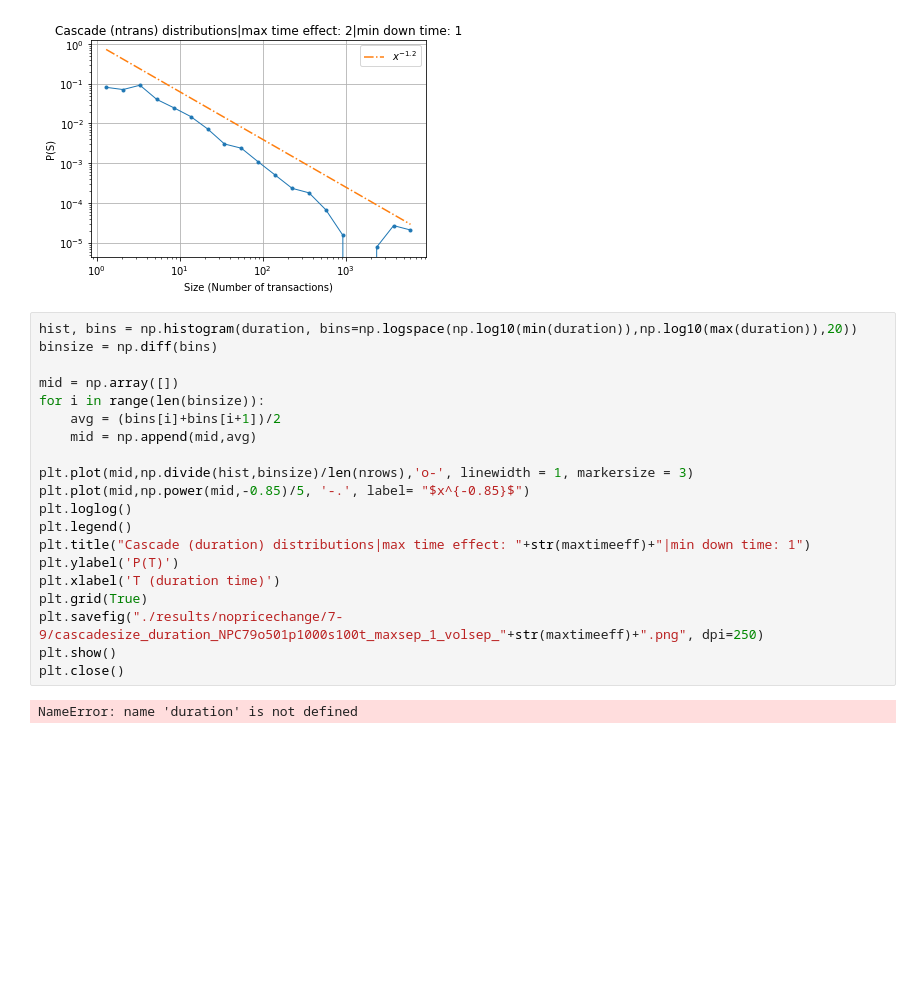
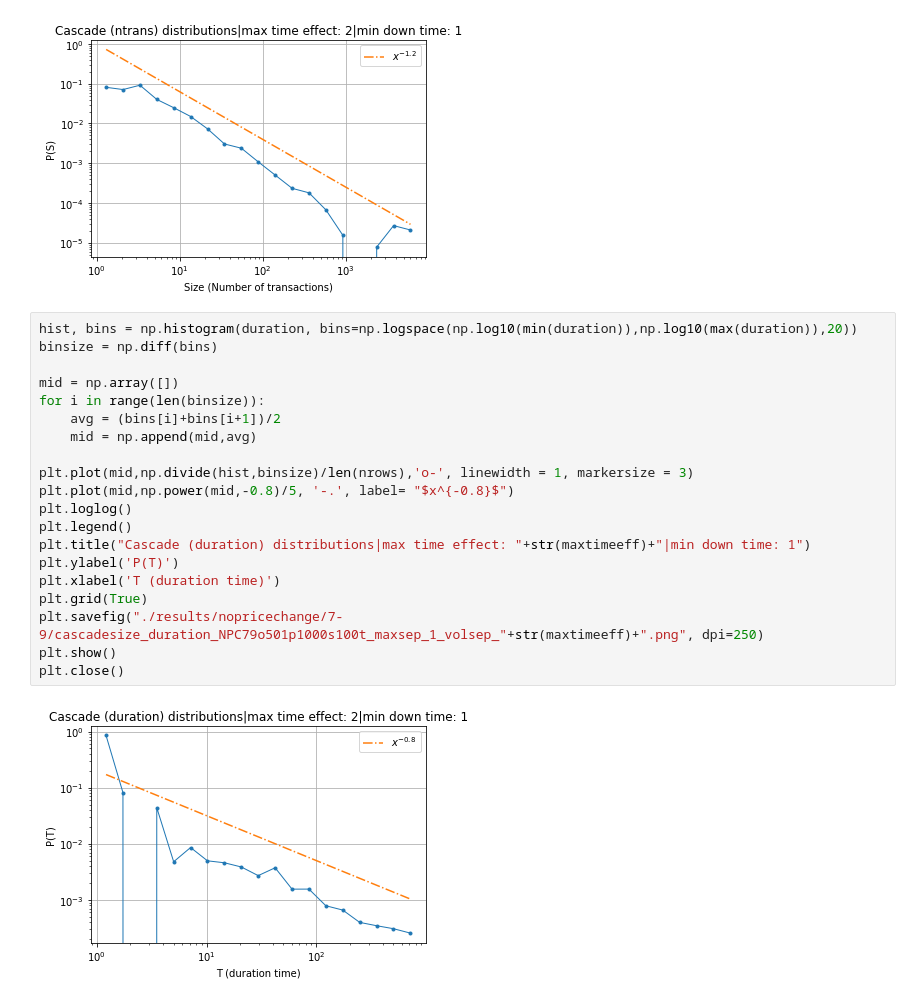
Before and after one commit to braedyn-au/StockMarketCascades, a Jupyter notebook: draft 7.7 cascades NO PRICE CHANGE MAXTIMEFF 2 1000 time steps neumann simulations OCT 27.ipynb, the cells around one changed output. Saved outputs shown, nothing was run; the diff lists cells and outputs as text; blank space fills up the shorter version.

Commit message:
durations

```diff
--- a/draft 7.7 cascades NO PRICE CHANGE MAXTIMEFF 2 1000 time steps neumann simulations OCT 27.ipynb
+++ b/draft 7.7 cascades NO PRICE CHANGE MAXTIMEFF 2 1000 time steps neumann simulations OCT 27.ipynb
@@ -225,22 +240,22 @@ plt.close()
 # %%
 hist, bins = np.histogram(duration, bins=np.logspace(np.log10(min(duration)),np.log10(max(duration)),20))
 binsize = np.diff(bins)
 
 mid = np.array([])
 for i in range(len(binsize)):
     avg = (bins[i]+bins[i+1])/2
     mid = np.append(mid,avg)
 
 plt.plot(mid,np.divide(hist,binsize)/len(nrows),'o-', linewidth = 1, markersize = 3)
-plt.plot(mid,np.power(mid,-0.85)/5, '-.', label= "$x^{-0.85}$")
+plt.plot(mid,np.power(mid,-0.8)/5, '-.', label= "$x^{-0.8}$")
 plt.loglog()
 plt.legend()
 plt.title("Cascade (duration) distributions|max time effect: "+str(maxtimeeff)+"|min down time: 1")
 plt.ylabel('P(T)')
 plt.xlabel('T (duration time)')
 plt.grid(True)
 plt.savefig("./results/nopricechange/7-9/cascadesize_duration_NPC79o501p1000s100t_maxsep_1_volsep_"+str(maxtimeeff)+".png", dpi=250)
 plt.show()
 plt.close()
 # %% [output]
-NameError: name 'duration' is not defined
+[figure, added]
```
Also changed, not shown: parts of 1 cell of this notebook, 1 other file.
